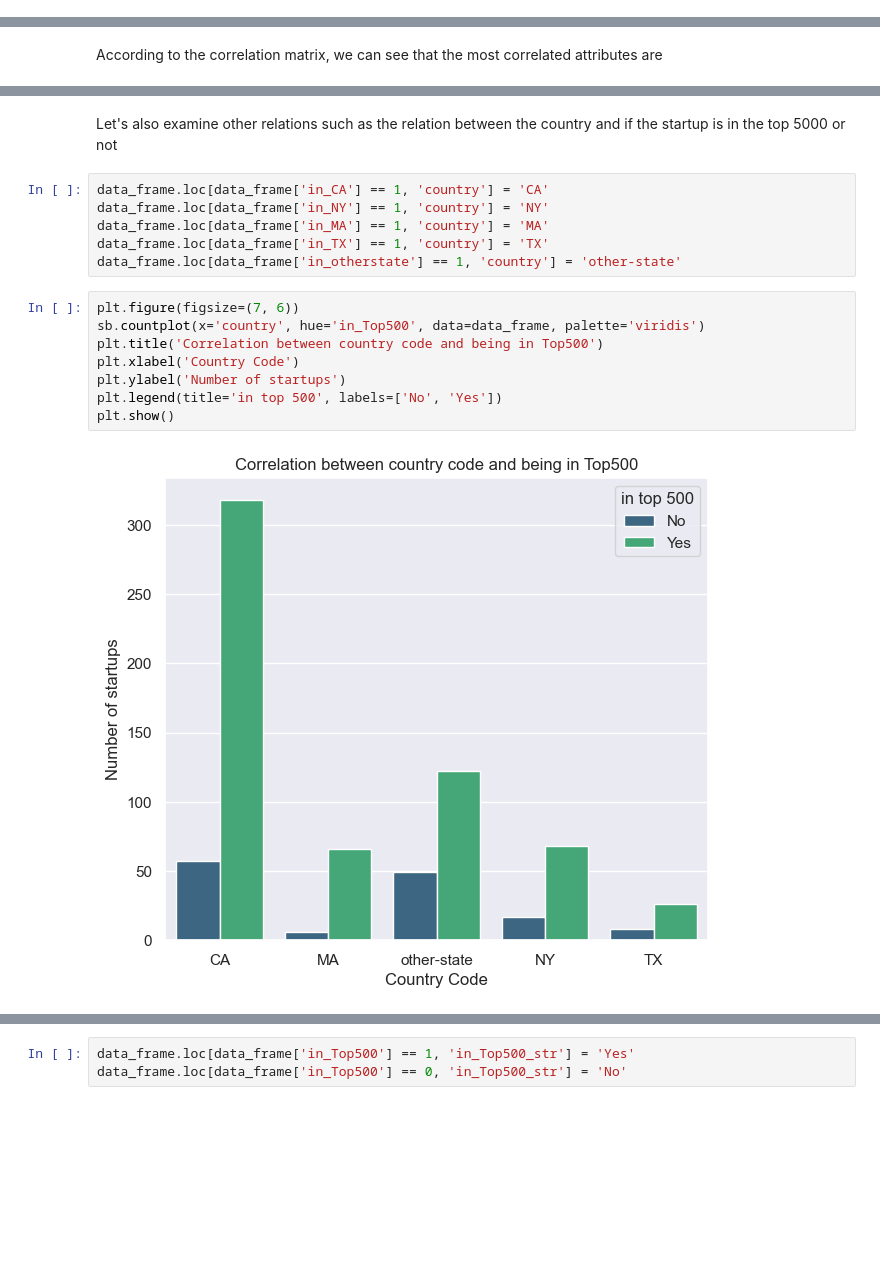
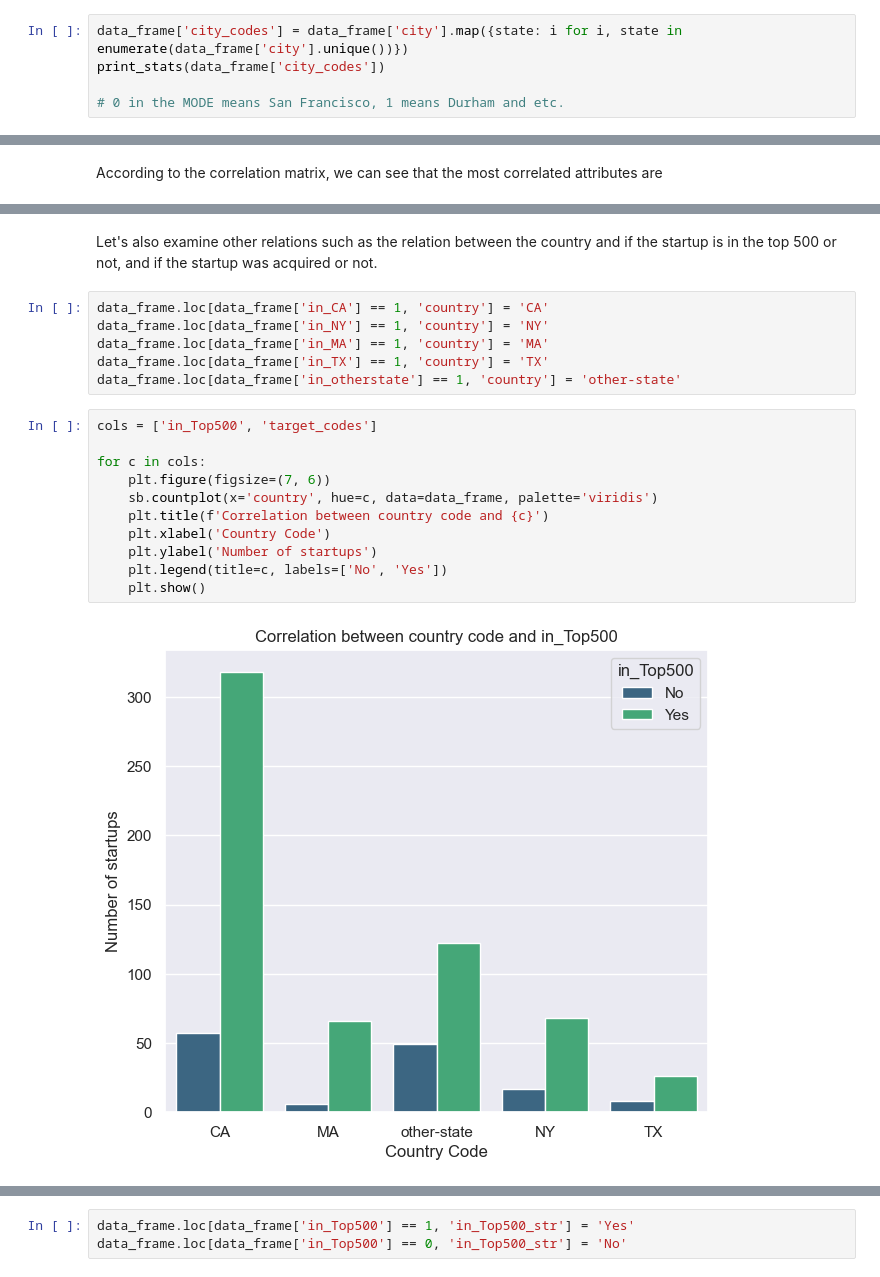
Before and after one commit to Liri-Be/DataMining, a Jupyter notebook: part-1/part1.ipynb, the cells around one changed output, grey strips where cells are left out. Cells and saved outputs as stored; diff of their text form; blank space fills up the shorter version.

```diff
--- a/part-1/part1.ipynb
+++ b/part-1/part1.ipynb
@@ -187,3 +187,8 @@ skew = -0.5703207252379181
 median = 1.0
 std = 0.4812318921509238
 mode = 1
+# %%
+data_frame['city_codes'] = data_frame['city'].map({state: i for i, state in enumerate(data_frame['city'].unique())})
+print_stats(data_frame['city_codes'])
+
+# 0 in the MODE means San Francisco, 1 means Durham and etc.
@@ -276,5 +287,5 @@ for relation in relations:
 # %% [markdown]
-Let's also examine other relations such as the relation between the country and if the startup is in the top 5000 or not
+Let's also examine other relations such as the relation between the country and if the startup is in the top 500 or not, and if the startup was acquired or not.
 # %%
 data_frame.loc[data_frame['in_CA'] == 1, 'country'] = 'CA'
 data_frame.loc[data_frame['in_NY'] == 1, 'country'] = 'NY'
@@ -282,12 +293,15 @@ data_frame.loc[data_frame['in_MA'] == 1, 'country'] = 'MA'
 data_frame.loc[data_frame['in_TX'] == 1, 'country'] = 'TX'
 data_frame.loc[data_frame['in_otherstate'] == 1, 'country'] = 'other-state'
 # %%
-plt.figure(figsize=(7, 6))
-sb.countplot(x='country', hue='in_Top500', data=data_frame, palette='viridis')
-plt.title('Correlation between country code and being in Top500')
-plt.xlabel('Country Code')
-plt.ylabel('Number of startups')
-plt.legend(title='in top 500', labels=['No', 'Yes'])
-plt.show()
+cols = ['in_Top500', 'target_codes']
+
+for c in cols:
+    plt.figure(figsize=(7, 6))
+    sb.countplot(x='country', hue=c, data=data_frame, palette='viridis')
+    plt.title(f'Correlation between country code and {c}')
+    plt.xlabel('Country Code')
+    plt.ylabel('Number of startups')
+    plt.legend(title=c, labels=['No', 'Yes'])
+    plt.show()
 # %% [output]
-[figure, old version]
+[figure, new version]
```
Also changed, not shown: parts of 82 cells of this notebook.
